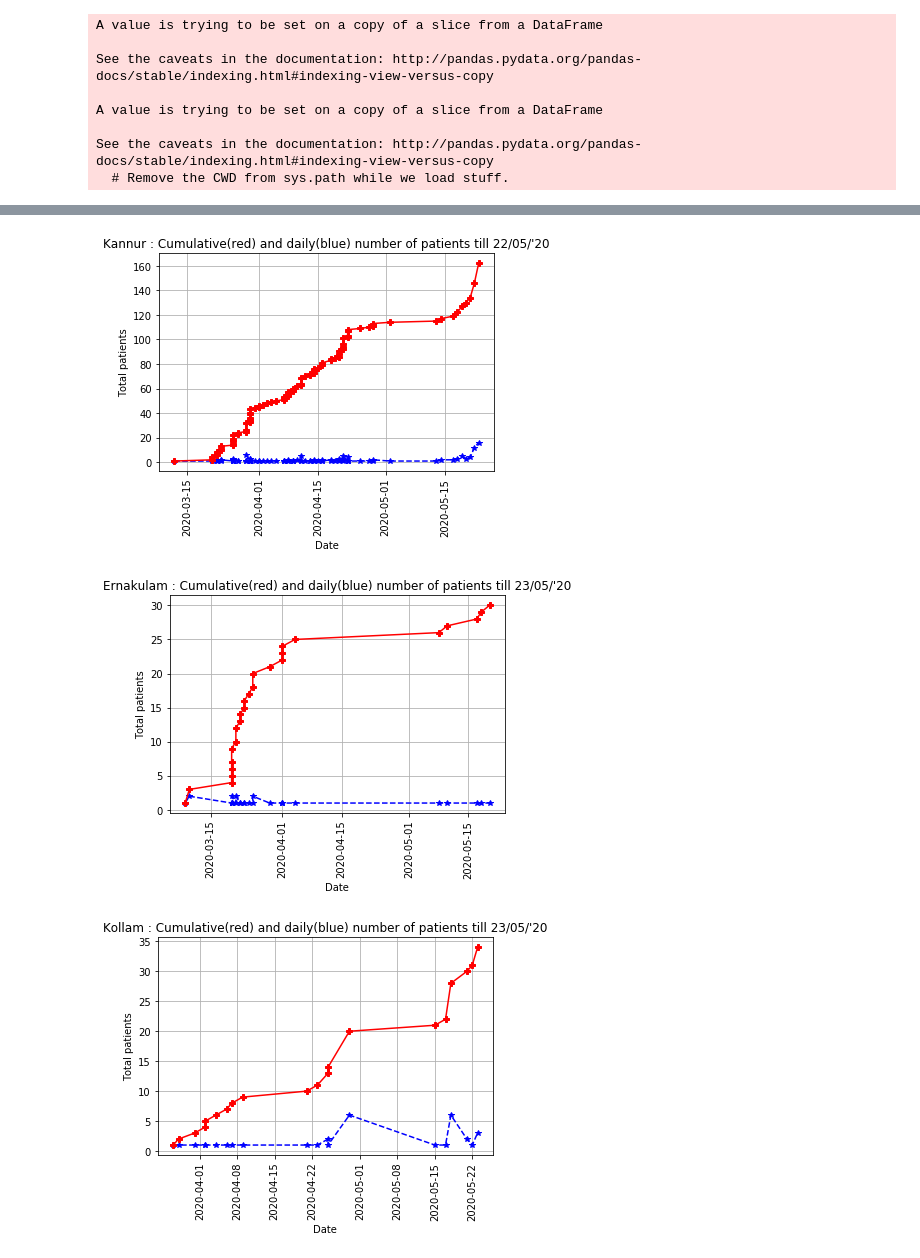
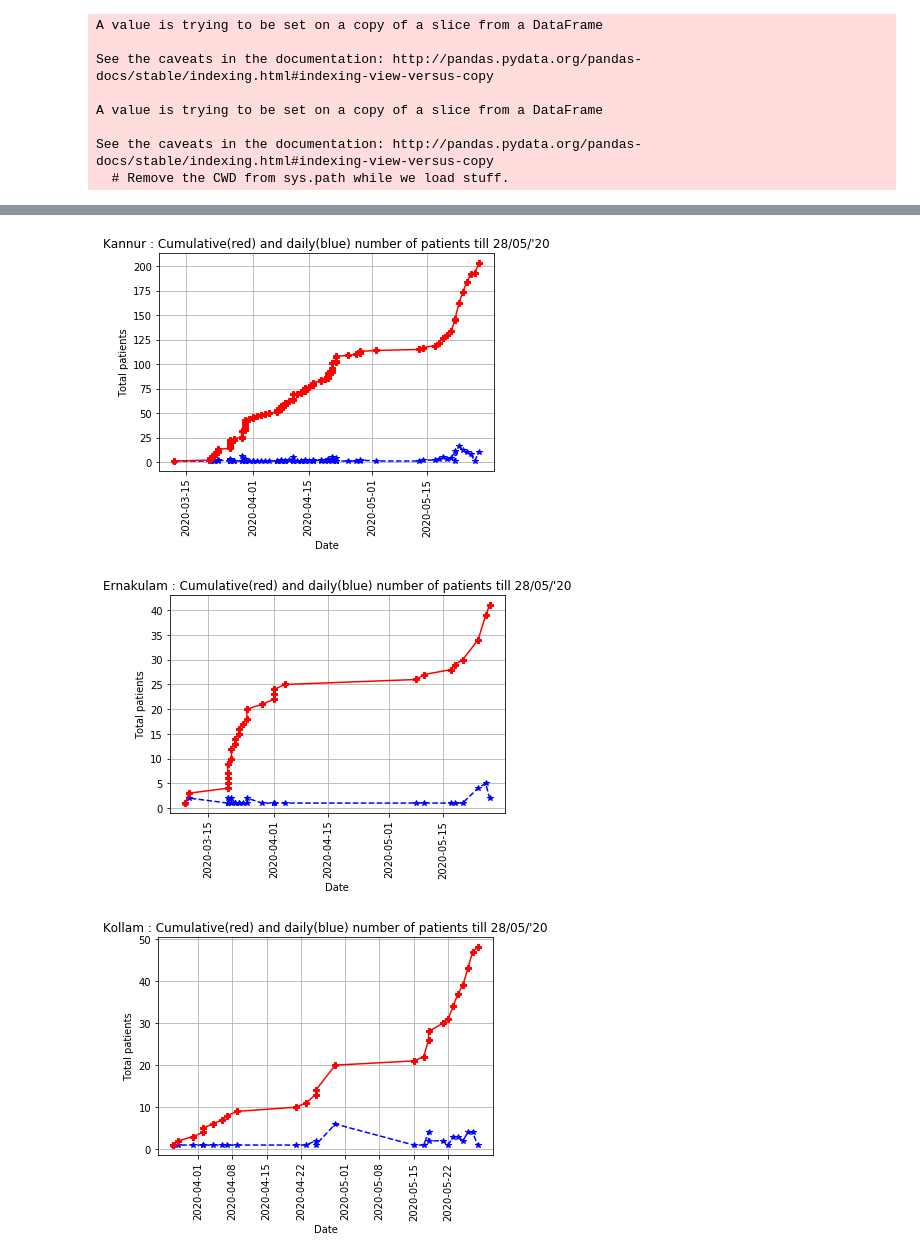
Before and after one commit to sandyiswell/covid19Kerala, a Jupyter notebook: DistricsWise.ipynb, the cells around one changed output, grey strips where cells are left out. Saved outputs shown, nothing was run; the diff lists cells and outputs as text; code cells hidden in the pictures.

```diff
--- a/DistricsWise.ipynb
+++ b/DistricsWise.ipynb
@@ -145,37 +145,37 @@ To register the converters:
 plt.plot(kl13.NumberOfPatients, marker='*', markersize=6, linestyle='--', color ='b')
 plt.plot(kl13.Cumulative_number_of_cases, marker='P', markersize=6, linestyle='-', color ='r')
 
-plt.title("Kannur : Cumulative(red) and daily(blue) number of patients till 22/05/'20")
+plt.title("Kannur : Cumulative(red) and daily(blue) number of patients till 28/05/'20")
 plt.ylabel("Total patients")
 plt.xlabel("Date")
 plt.xticks(rotation =90)
 plt.grid()
 # %% [output]
-[figure, old version]
+[figure, new version]
 # %%
 # Ernakulam.
 plt.plot(kl7.NumberOfPatients, marker='*', markersize=6, linestyle='--', color ='b')
 plt.plot(kl7.Cumulative_number_of_cases, marker='P', markersize=6, linestyle='-', color ='r')
 
-plt.title("Ernakulam : Cumulative(red) and daily(blue) number of patients till 23/05/'20")
+plt.title("Ernakulam : Cumulative(red) and daily(blue) number of patients till 28/05/'20")
 plt.ylabel("Total patients")
 plt.xlabel("Date")
 plt.xticks(rotation =90)
 plt.grid()
 # %% [output]
-[figure, old version]
+[figure, new version]
 # %%
 # Kollam.
 plt.plot(kl2.NumberOfPatients, marker='*', markersize=6, linestyle='--', color ='b')
 plt.plot(kl2.Cumulative_number_of_cases, marker='P', markersize=6, linestyle='-', color ='r')
 
-plt.title("Kollam : Cumulative(red) and daily(blue) number of patients till 23/05/'20")
+plt.title("Kollam : Cumulative(red) and daily(blue) number of patients till 28/05/'20")
 plt.ylabel("Total patients")
 plt.xlabel("Date")
 plt.xticks(rotation =90)
 plt.grid()
 # %% [output]
-[figure, old version]
+[figure, new version]
 # %%
 # Pathanamthitta.
 plt.plot(kl3.NumberOfPatients, marker='*', markersize=6, linestyle='--', color ='b')
```
Also changed, not shown: parts of 14 cells of this notebook, 2 other files.
